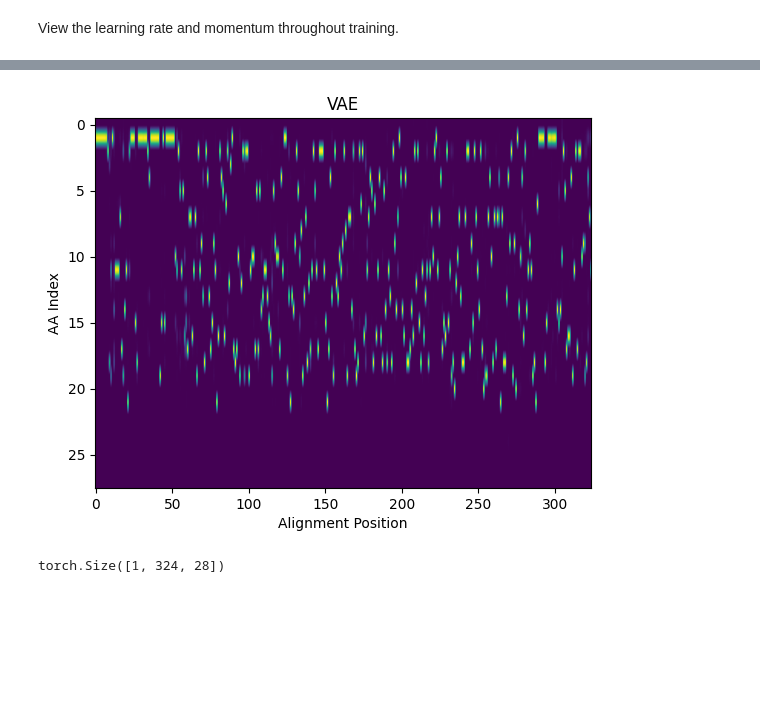
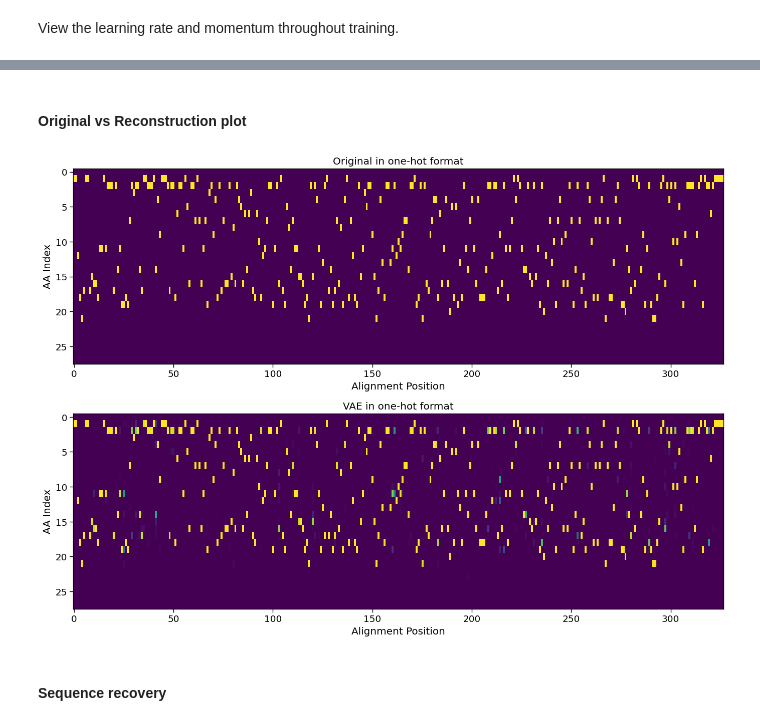
Before and after one commit to arjan-hada/protein-design-vae, a Jupyter notebook: protein_design_vae_dev.ipynb, the cells around one changed output, grey strips where cells are left out. Saved outputs shown, nothing was run; the diff lists cells and outputs as text; code cells hidden in the pictures; blank space fills up the shorter version.

```diff
--- a/protein_design_vae_dev.ipynb
+++ b/protein_design_vae_dev.ipynb
@@ -115,0 +157,4 @@ By incorporating both explicit and implicit information from MSAs, generative mo
+# %%
+seqs_all_aligned = seqs_all.seq.align()
+seqs_all_aligned = pd.Series([aaSeqLike(s, alphabet=AA) for s in seqs_all_aligned])
+print(seqs_all_aligned.seq.as_alignment().get_alignment_length())
@@ -132,6 +195,6 @@ class ProteinDataset(Dataset):
         """Returns the sequence at the specified index."""
         return self.xl[index, :], self.yl[index, :]
 # %%
-ds= ProteinDataset(seqs)
+ds= ProteinDataset(seqs_all_aligned)
 print(len(ds))
 # %% [output]
@@ -139,9 +202,14 @@ print(len(ds))
 # %% [markdown]
 Notice that `class ProteinDataset(Dataset)` utilizes the input protein sequence as both the input and target during training.
+# %%
+N = len(ds)
+test_ds = Subset(ds, range(N - 500, N)) #last 500 seqs as test
+remaining_ds = Subset(ds, range(N - 500))
 # %%
-train_size = int(len(ds) * 0.8)
-val_size = len(ds) - train_size
-train_ds, val_ds = random_split(ds, [train_size, val_size])
+train_size = int((N - 500) * 0.9)
+val_size = N - 500 - train_size
+
+train_ds, val_ds = random_split(remaining_ds, [train_size, val_size])
 
 bs = 128
 train_dl, val_dl = get_dls(train_ds, val_ds, bs=bs)
@@ -649,12 +716,27 @@ plt.title("Original");
+# %% [markdown]
+#### Original vs Reconstruction plot
 # %%
+plt.figure(figsize=(14, 10))
+
+# Top plot for original sequence
+plt.subplot(2, 1, 1)
+plt.imshow(xb[0].cpu().squeeze().T, vmax=1, vmin=0)
+plt.axis("tight")
+plt.ylabel("AA Index")
+plt.xlabel("Alignment Position")
+plt.title("Original in one-hot format")
+
+# Bottom plot for VAE reconstruction
+plt.subplot(2, 1, 2)
 plt.imshow(F.softmax(recon[0], dim=-1).cpu().squeeze().T, vmax=1, vmin=0)
 plt.axis("tight")
 plt.ylabel("AA Index")
 plt.xlabel("Alignment Position")
-plt.title("VAE");
+plt.title("VAE in one-hot format")
+
+plt.tight_layout()
+plt.show();
 # %% [output]
-[figure, old version]
+[figure, new version]
-# %%
-recon[0].shape
-# %% [output]
-torch.Size([1, 324, 28])
+# %% [markdown]
+#### Sequence recovery
```
Also changed, not shown: parts of 77 cells of this notebook.
